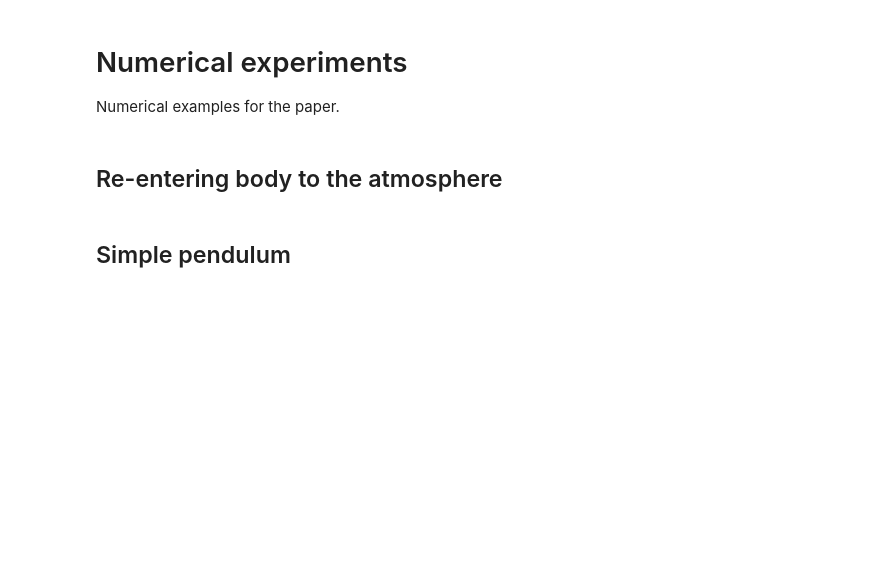
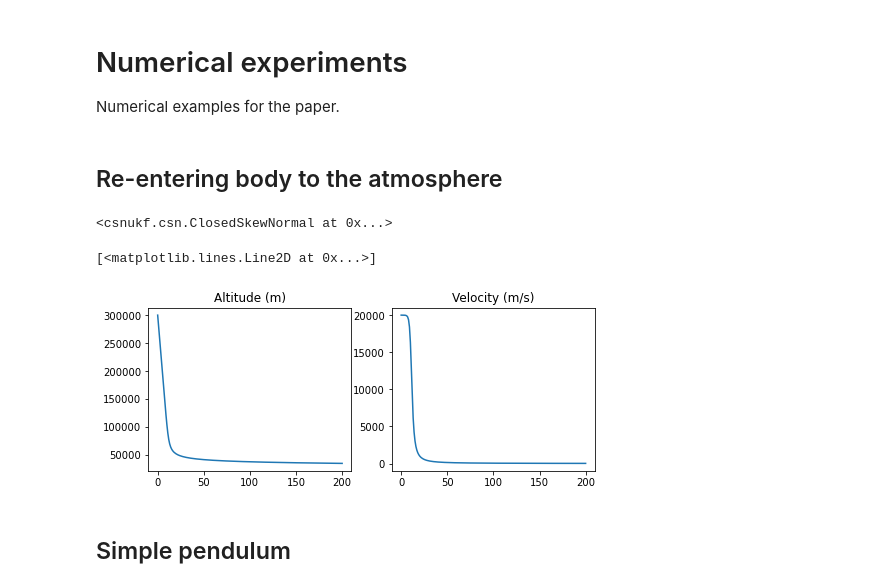
Before and after one commit to FelipeGiro/csnukf, a Jupyter notebook: csnukf/Examples/Razaie2016 - A skewed unscented Kalman filter.ipynb, the cells around one changed output. Cells and saved outputs as stored; diff of their text form; code cells hidden in the pictures; blank space fills up the shorter version.

```diff
--- a/csnukf/Examples/Razaie2016 - A skewed unscented Kalman filter.ipynb
+++ b/csnukf/Examples/Razaie2016 - A skewed unscented Kalman filter.ipynb
@@ -255,4 +208,15 @@ Numerical examples for the paper.
 # TODO
 # %% [markdown]
 ## Re-entering body to the atmosphere
+# %%
+# differential equation
+def f(x):
+    x_pos = np.array(
+        [
+            -x[1],
+            -beta*x[1]**2*np.exp(-gamma*x[0])
+        ]
+    )
+
+    return x_pos
 # %%
@@ -260,2 +238,46 @@ Numerical examples for the paper.
+# %%
+# real trajectory
+y = mu_0.copy()
+y_arr = [y.copy()]
+
+for t in T_arr[1:]:
+
+    # Rungge-Kutta 4th order
+    k1 = f(y)
+    y1 = y + k1*h/2
+    k2 = f(y1)
+    y2 = y + k2*h/2
+    k3 = f(y2)
+    y3 = y + k3*h/2
+    k4 = f(y3)
+    y4 = y + k4*h/2
+    m = (k1 + 2*k2 + 2*k3 + k4)/6
+    y = y + m*h
+
+    y_arr.append(y.copy())
+y_arr = np.vstack(y_arr)
+# %%
+ClosedSkewNormal(
+    mu_z=mu_0,
+    Sigma_z=Sigma_x,
+    Gamma_z=lambda_l*Sigma_x**(1/2),
+    nu_z=np.zeros(2),
+    Delta_z=Delta_0
+)
+# %% [output]
+<csnukf.csn.ClosedSkewNormal at 0x...>
+# %%
+fig, axes = plt.subplots(ncols=2, figsize=(8,3))
+
+ax = axes[0]
+ax.set_title("Altitude (m)")
+ax.plot(T_arr, y_arr[:, 0])
+
+ax = axes[1]
+ax.set_title("Velocity (m/s)")
+ax.plot(T_arr, y_arr[:, 1])
+# %% [output]
+[<matplotlib.lines.Line2D at 0x...>]
+[figure, added]
 # %% [markdown]
 ## Simple pendulum
```
Also changed, not shown: parts of 6 cells of this notebook, 1 other file.
